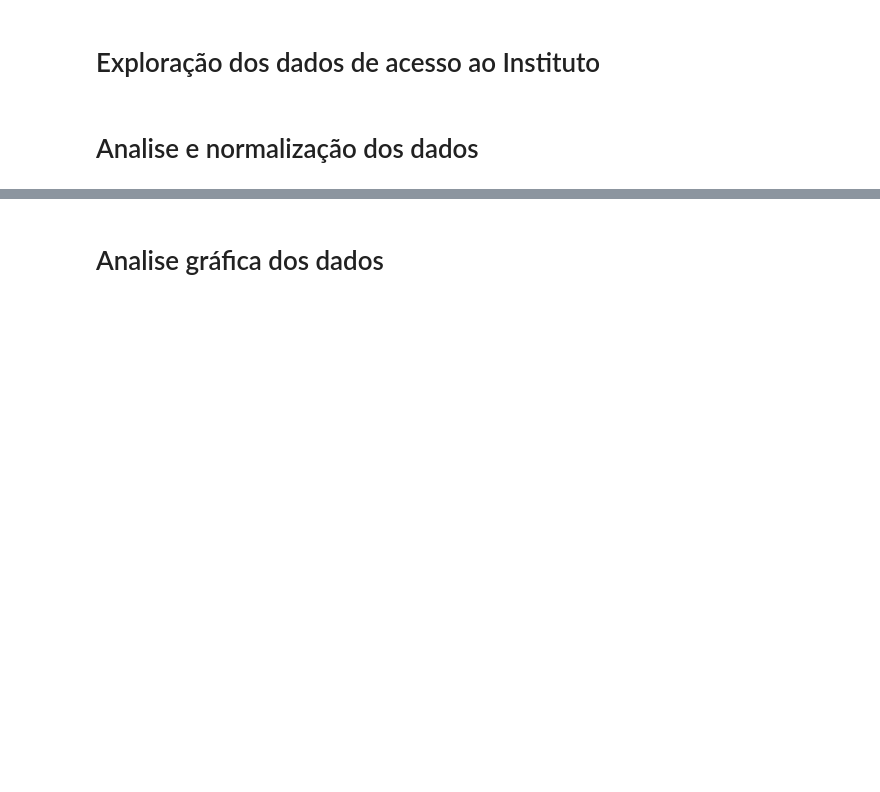
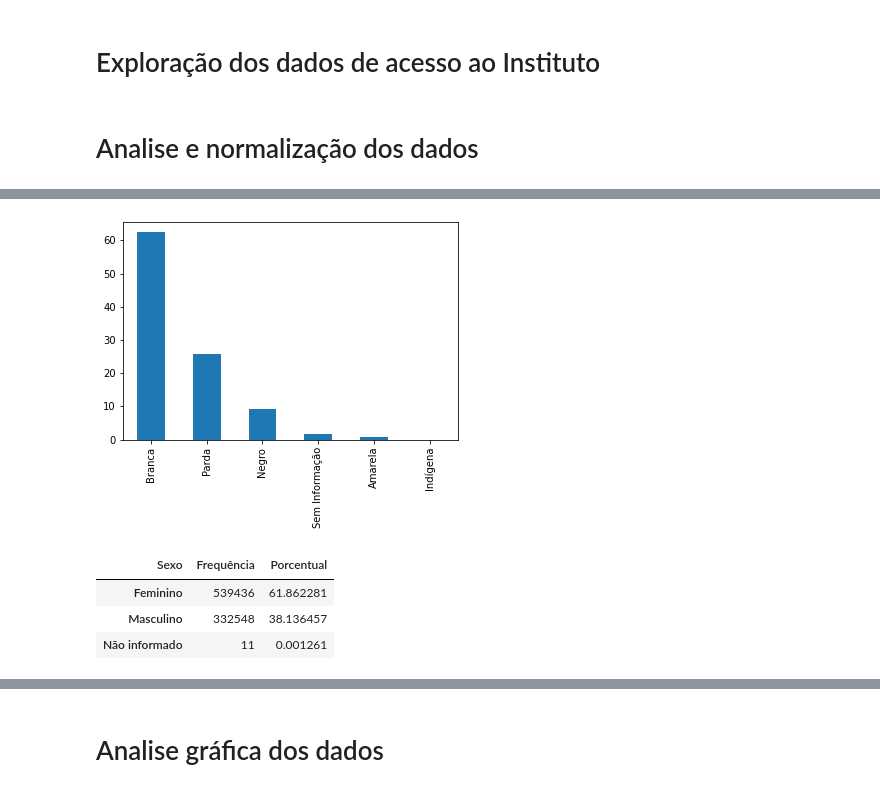
Before and after one commit to diegolima210288/job, a Jupyter notebook: extracao_explor_dados_acesso_instituto/exploracao_dados_acesso_instituto.ipynb, the cells around one changed output, grey strips where cells are left out. Cells and saved outputs as stored; diff of their text form; code cells hidden in the pictures; blank space fills up the shorter version.

Commit message:
Update exploracao_dados_acesso_instituto.ipynb
Incluindo a coluna NR_SEQ_COR_PELE e realizado no notebook analise sobre esta coluna e a coluna IE_SEXO.

```diff
--- a/extracao_explor_dados_acesso_instituto/exploracao_dados_acesso_instituto.ipynb
+++ b/extracao_explor_dados_acesso_instituto/exploracao_dados_acesso_instituto.ipynb
@@ -118,0 +123,4 @@ df.head()
+# %%
+frequencia_cor = df['NR_SEQ_COR_PELE'].value_counts()
+# %%
+dis_freq_qualitativas_cor = pd.DataFrame({'Frequência': frequencia_cor, 'Porcentual': porcentual_cor})
@@ -118,0 +137,4 @@ df.head()
+# %%
+dis_freq_qualitativas_cor.rename(index = {1: 'Branca', 2: 'Negro', 3: 'Amarela', 4: 'Indígena', 5: 'Ignorado', 11: 'Parda', 12: 'Sem Informação'}, inplace=True)
+# %%
+dis_freq_qualitativas_cor.rename_axis('Cor', axis='columns', inplace=True)
@@ -118,0 +151,4 @@ df.head()
+# %%
+dis_freq_qualitativas_cor['Porcentual'].plot(kind='bar');
+# %% [output]
+[figure, added]
@@ -118,0 +167,7 @@ df.head()
+# %%
+dist_freq_qualitativa_sexo
+# %% [output]
+| Sexo | Frequência | Porcentual |
+| Feminino | 539436 | 61.862281 |
+| Masculino | 332548 | 38.136457 |
+| Não informado | 11 | 0.001261 |
```
Also changed, not shown: parts of 18 cells of this notebook.
